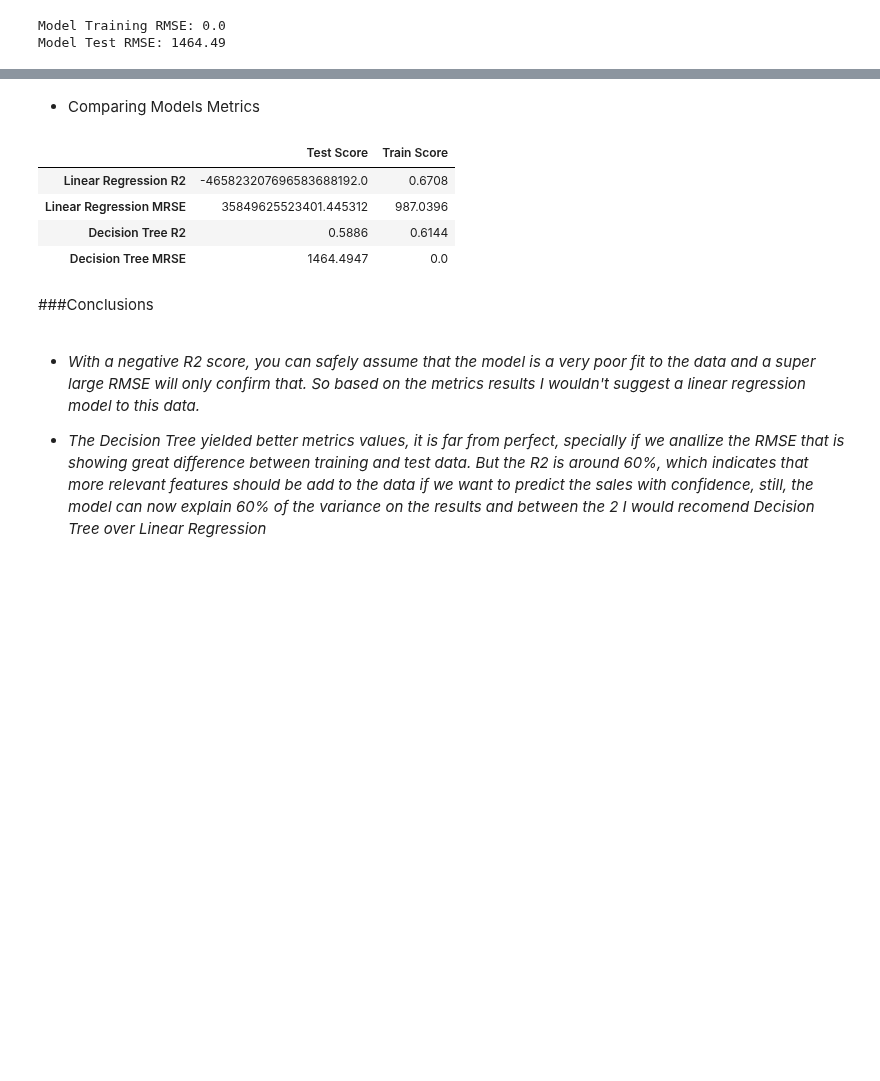
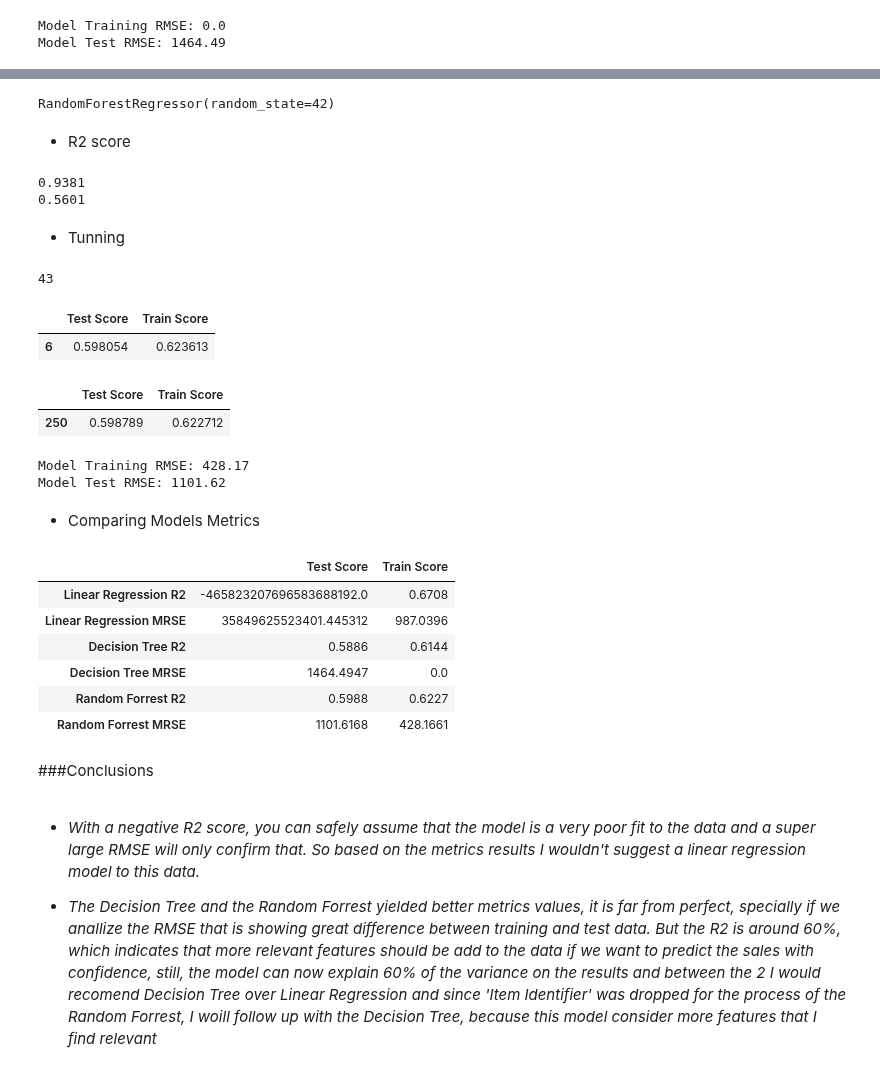
Before and after one commit to paulapipkin/sales_predictions, a Jupyter notebook: Sales_Prediciton.ipynb, the cells around one changed output, grey strips where cells are left out. Saved outputs shown, nothing was run; the diff lists cells and outputs as text; code cells hidden in the pictures; blank space fills up the shorter version.

```diff
--- a/Sales_Prediciton.ipynb
+++ b/Sales_Prediciton.ipynb
@@ -823,0 +864,5 @@ Model Test RMSE: 1464.49
+# %%
+rf = RandomForestRegressor(random_state = 42)
+rf.fit(X_train_processed1, y1_train)
+# %% [output]
+RandomForestRegressor(random_state=42)
@@ -824,25 +872,90 @@ Model Test RMSE: 1464.49
+# %% [markdown]
+* R2 score
+# %%
+rf_train_score = rf.score(X_train_processed1, y1_train)
+rf_test_score = rf.score(X_test_processed1, y1_test)
+print(rf_train_score.round(4))
+print(rf_test_score.round(4))
+# %% [output]
+0.9381
+0.5601
+# %% [markdown]
+* Tunning
+# %%
+est_depths_rf = [estimator.get_depth() for estimator in rf.estimators_]
+max_depth_fr = max(est_depths_rf)
+max_depth_fr
+# %% [output]
+43
+# %%
+depths_rf = range(1, max_depth_fr)
+scores_rf = pd.DataFrame(index=depths_rf, columns=['Test Score'])
+for depth in depths_rf:
+   model_rf = RandomForestRegressor(max_depth=depth, random_state=42)
+   model_rf.fit(X_train_processed1, y1_train)
+   scores_rf.loc[depth, 'Train Score'] = model_rf.score(X_train_processed1, y1_train)
+   scores_rf.loc[depth, 'Test Score'] = model_rf.score(X_test_processed1, y1_test)
+# %%
+sorted_scores_rf = scores_rf.sort_values(by='Test Score', ascending=False)
+tune1_rf = sorted_scores_rf.head(1)
+tune1_rf
+# %% [output]
+|  | Test Score | Train Score |
+| 6 | 0.598054 | 0.623613 |
+# %%
+#now tuning n_estimator
+
+n_ests = [50, 100, 150, 200, 250]
+scores_rf_2 = pd.DataFrame(index=n_ests, columns=['Test Score', 'Train Score'])
+for n in n_ests:
+   model_rf_2 = RandomForestRegressor(max_depth=6, n_estimators=n, random_state=42)
+   model_rf_2.fit(X_train_processed1, y1_train)
+   scores_rf_2.loc[n, 'Train Score'] = model_rf_2.score(X_train_processed1, y1_train)
+   scores_rf_2.loc[n, 'Test Score'] = model_rf_2.score(X_test_processed1, y1_test)
+# %%
+sorted_scores_rf_2 = scores_rf_2.sort_values(by='Test Score', ascending=False)
+tune2_rf = sorted_scores_rf_2.head(1)
+tune2_rf
+# %% [output]
+|  | Test Score | Train Score |
+| 250 | 0.598789 | 0.622712 |
+# %%
+train_RMSE_rf = np.sqrt(mean_squared_error(y1_train, rf_train_predict))
+test_RMSE_rf = np.sqrt(mean_squared_error(y1_test, rf_test_predict))
+
+print(f'Model Training RMSE: {train_RMSE_rf.round(2)}')
+print(f'Model Test RMSE: {test_RMSE_rf.round(2)}')
+# %% [output]
+Model Training RMSE: 428.17
+Model Test RMSE: 1101.62
 # %% [markdown]
 * Comparing Models Metrics
 # %%
-final_scores = pd.DataFrame(index= ['Linear Regression R2', 'Linear Regression MRSE','Decision Tree R2', 'Decision Tree MRSE' ],columns=['Test Score', 'Train Score'])
+final_scores = pd.DataFrame(index= ['Linear Regression R2', 'Linear Regression MRSE','Decision Tree R2', 'Decision Tree MRSE','Random Forrest R2', 'Random Forrest MRSE' ],columns=['Test Score', 'Train Score'])
 
 final_scores['Test Score'].values[0] = r2_test_lr.round(4)
 final_scores['Test Score'].values[1] = test_RMSE_lr.round(4)
 final_scores['Test Score'].values[2] = dt_tuned['Test Score'].values[0].round(4)
 final_scores['Test Score'].values[3] = test_RMSE_dt.round(4)
+final_scores['Test Score'].values[4] = tune2_rf['Test Score'].values[0].round(4)
+final_scores['Test Score'].values[5] = test_RMSE_rf.round(4)
 
 final_scores['Train Score'].values[0] = r2_train_lr.round(4)
 final_scores['Train Score'].values[1] = train_RMSE_lr.round(4)
 final_scores['Train Score'].values[2] = dt_tuned['Train Score'].values[0].round(4)
 final_scores['Train Score'].values[3] = train_RMSE_dt.round(4)
+final_scores['Train Score'].values[4] = tune2_rf['Train Score'].values[0].round(4)
+final_scores['Train Score'].values[5] = train_RMSE_rf.round(4)
 
 final_scores
 # %% [output]
 |  | Test Score | Train Score |
 | Linear Regression R2 | -465823207696583688192.0 | 0.6708 |
 | Linear Regression MRSE | 35849625523401.445312 | 987.0396 |
 | Decision Tree R2 | 0.5886 | 0.6144 |
 | Decision Tree MRSE | 1464.4947 | 0.0 |
+| Random Forrest R2 | 0.5988 | 0.6227 |
+| Random Forrest MRSE | 1101.6168 | 428.1661 |
 # %% [markdown]
 ###Conclusions
 # %% [markdown]
@@ -850,4 +963,4 @@ final_scores
 So based on the metrics results I wouldn't suggest a linear regression model to this data.*
 
 
-- *The Decision Tree yielded better metrics values, it is far from perfect, specially if we anallize the RMSE that is showing great difference between training and test data. But the R2 is around 60%, which indicates that more relevant features should be add to the data if we want to predict the sales with confidence, still, the model can now explain 60% of the variance on the results and between the 2 I would recomend Decision Tree over Linear Regression*
+- *The Decision Tree and the Random Forrest yielded better metrics values, it is far from perfect, specially if we anallize the RMSE that is showing great difference between training and test data. But the R2 is around 60%, which indicates that more relevant features should be add to the data if we want to predict the sales with confidence, still, the model can now explain 60% of the variance on the results and between the 2 I would recomend Decision Tree over Linear Regression and since 'Item Identifier' was dropped for the process of the Random Forrest, I woill follow up with the Decision Tree, because this model consider more features that I find relevant*
```
Also changed, not shown: parts of 14 cells of this notebook.
